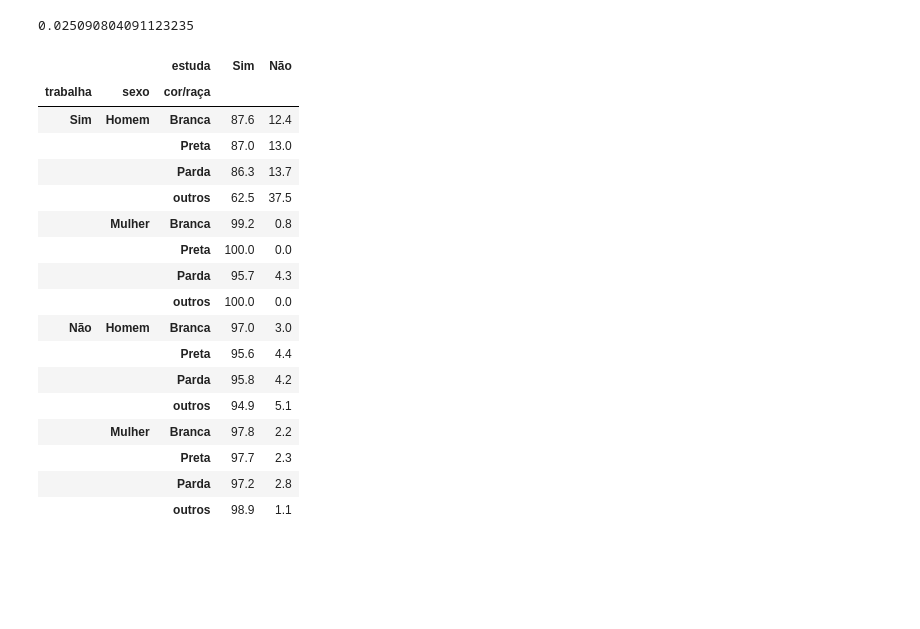
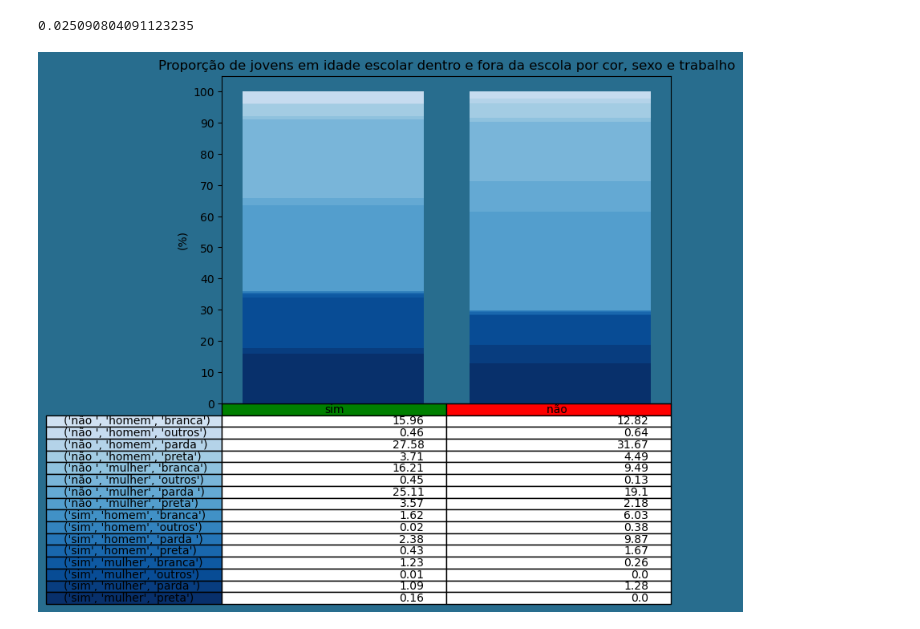
Before and after one commit to GCPeppe/analise-PNAD-educacao, a Jupyter notebook: PNAD2.ipynb, the cells around one changed output. Cells and saved outputs as stored; diff of their text form; code cells hidden in the pictures; blank space fills up the shorter version.

Commit message:
Visualização de informações cruzadas em gráfico

```diff
--- a/PNAD2.ipynb
+++ b/PNAD2.ipynb
@@ -68,5 +68,8 @@ pnad.head(3)
 def cat_dict(df, var): #substituir códigos pelo nome da categoria
     catDict = dict()
     for n, cat in enumerate(df_dict.loc[var][5]):
-        catDict[cat] = df_dict.loc[var][6][n]
+        try:
+            catDict[cat] = df_dict.loc[var][6][n].lower()
+        except:
+            pass
     return catDict
@@ -170,29 +166,36 @@ idadeEscolar[idadeEscolar['v3002']=='2'].shape[0] / idadeEscolar.shape[0]
 tabelaContingencia = pd.crosstab(idadeEscolar[idadeEscolar['v2009'].astype(int)>13]['v3002'].rename('estuda'),
             [idadeEscolar[idadeEscolar['v2009'].astype(int)>13]['trabalha'].rename(cat_dict(idadeEscolar, 'v3002')),
              idadeEscolar[idadeEscolar['v2009'].astype(int)>13]['v2007'].rename('sexo'),
-             idadeEscolar[idadeEscolar['v2009'].astype(int)>13]['v2010'].rename('cor/raça')], normalize='columns')\
+             idadeEscolar[idadeEscolar['v2009'].astype(int)>13]['v2010'].rename('cor/raça')], normalize='index')\
                                                                 .rename(cat_dict(idadeEscolar, 'v2007'), axis=1, level=1)\
                                                                 .rename(cat_dict(idadeEscolar, 'v4001'), axis=1, level=0)\
                                                                 .rename(cat_dict(idadeEscolar, 'v2010'), axis=1, level=2)\
                                                                 .rename(cat_dict(idadeEscolar, 'v4001'))
 # %%
-tabelaContingencia.transpose().round(3)*100
+tabelaContingencia = tabelaContingencia.transpose().sort_index()
-# %% [output]
-|  |  | estuda | Sim | Não |
-| trabalha | sexo | cor/raça |  |  |
-| Sim | Homem | Branca | 87.6 | 12.4 |
-|  |  | Preta | 87.0 | 13.0 |
-|  |  | Parda | 86.3 | 13.7 |
-|  |  | outros | 62.5 | 37.5 |
-|  | Mulher | Branca | 99.2 | 0.8 |
-|  |  | Preta | 100.0 | 0.0 |
-|  |  | Parda | 95.7 | 4.3 |
-|  |  | outros | 100.0 | 0.0 |
-| Não | Homem | Branca | 97.0 | 3.0 |
-|  |  | Preta | 95.6 | 4.4 |
-|  |  | Parda | 95.8 | 4.2 |
-|  |  | outros | 94.9 | 5.1 |
-|  | Mulher | Branca | 97.8 | 2.2 |
-|  |  | Preta | 97.7 | 2.3 |
-|  |  | Parda | 97.2 | 2.8 |
-|  |  | outros | 98.9 | 1.1 |
+# %%
+plt.figure(figsize=(8,6), facecolor='#286d8e'), plt.rcParams.update({'axes.facecolor':'#286d8e'})
+
+colorsList = plt.cm.Blues(np.flip(np.linspace(0.2, 1, tabelaContingencia.shape[0])))
+for col in tabelaContingencia.columns:
+    y_offset = 0
+    color = 0
+    for index2 in tabelaContingencia.index.get_level_values(2).unique():
+        for index1 in tabelaContingencia.index.get_level_values(1).unique():
+            for index0 in tabelaContingencia.index.get_level_values(0).unique():
+                y = tabelaContingencia.loc[index0, col][index1][index2]*100
+                plt.bar(col, y, bottom=y_offset, color=colorsList[color])
+                y_offset+=y
+                color+=1
+
+plt.xticks([]), plt.yticks(np.arange(0,101,10)), plt.ylim([0,105]), plt.ylabel('(%)')
+plt.title('Proporção de jovens em idade escolar dentro e fora da escola por cor, sexo e trabalho')
+plt.table(cellText=(tabelaContingencia.values*100).round(2),
+          rowLabels=tabelaContingencia.index,
+          rowColours=colorsList[-1::-1],
+          colLabels=tabelaContingencia.columns,
+          colColours=['green', 'red'])
+plt.subplots_adjust(left=0.2, bottom=0.2)
+plt.show()
+# %% [output]
+[figure, added]
```
Also changed, not shown: parts of 4 cells of this notebook.
